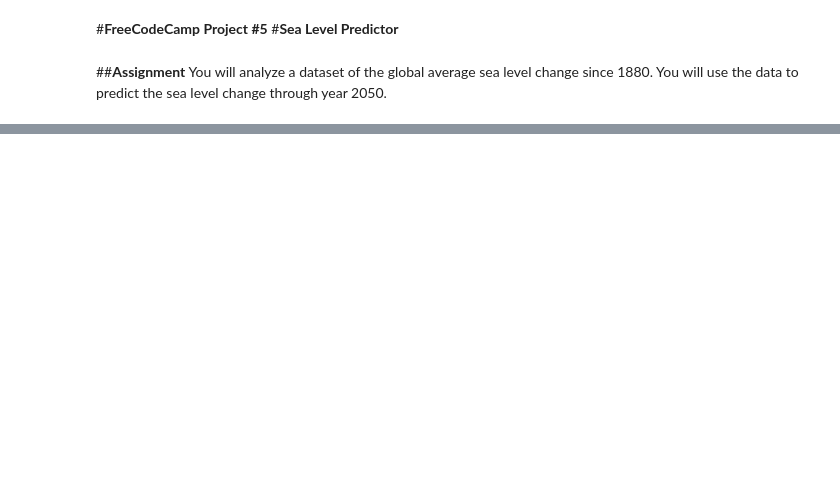
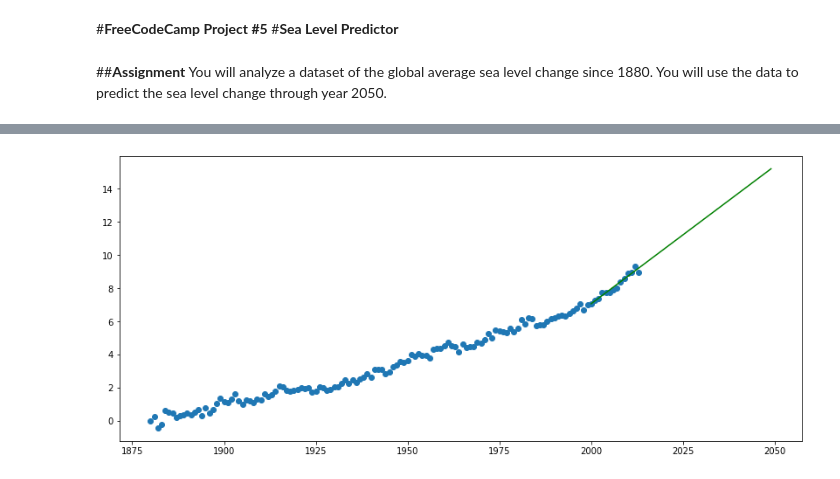
Before and after one commit to sury1999/Data-Analysis-Excercises, a Jupyter notebook: Sea_Level_predictor.ipynb, the cells around one changed output, grey strips where cells are left out. Cells and saved outputs as stored; diff of their text form; code cells hidden in the pictures; blank space fills up the shorter version.

```diff
--- a/Sea_Level_predictor.ipynb
+++ b/Sea_Level_predictor.ipynb
@@ -16,0 +52,12 @@ T*  he x label should be "Year", the y label should be "Sea Level (inches)", and
+# %%
+df_new = df.loc[df['Year'] >= 2000]
+res2 = linregress(df_new['Year'], df_new['CSIRO Adjusted Sea Level'])
+m2 = res2.slope
+c2 = res2.intercept
+x_2 = pd.Series([i for i in range(2000,2050)])
+y_2 = x_2 * m2 + c2
+fig,ax = plt.subplots(figsize=(14,6))
+plt.plot(df['Year'], df['CSIRO Adjusted Sea Level'], 'o')
+lin3 = plt.plot(x_2, y_2, color='green')
+# %% [output]
+[figure, added]
```
Also changed, not shown: parts of 4 cells of this notebook.
